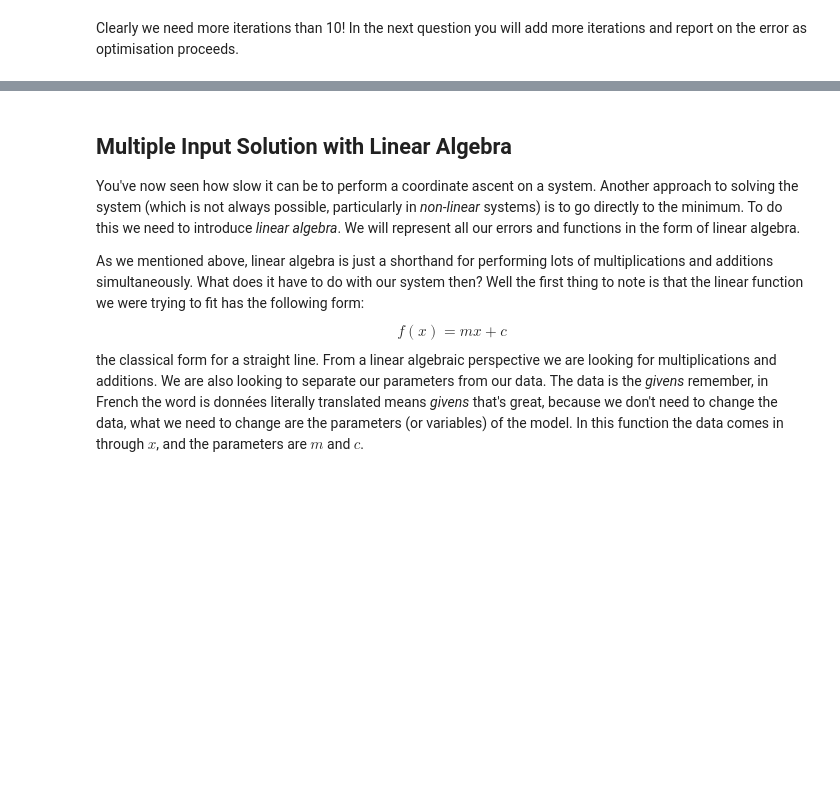
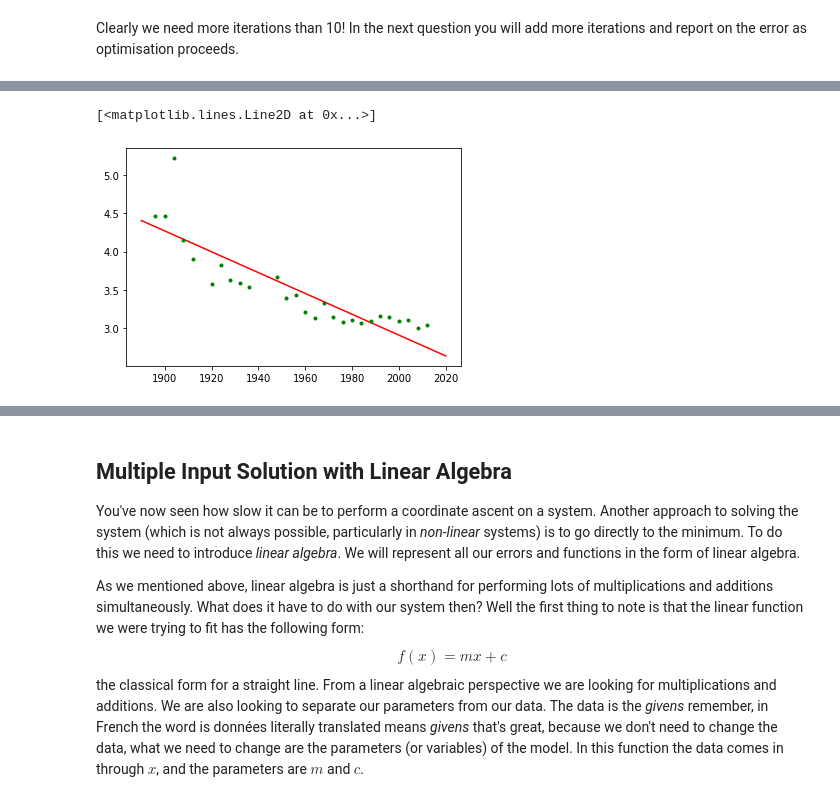
Before and after one commit to deewong7/MLAI, a Jupyter notebook: Labs/Lab 4 - Linear Regression.ipynb, the cells around one changed output, grey strips where cells are left out. Cells and saved outputs as stored; diff of their text form; code cells hidden in the pictures; blank space fills up the shorter version.

```diff
--- a/Labs/Lab 4 - Linear Regression.ipynb
+++ b/Labs/Lab 4 - Linear Regression.ipynb
@@ -313,0 +405,27 @@ Write your answer to the question in this box.
+# %%
+# Question 3 Answer Code
+# Write code for you answer to this question in this box
+from math import inf
+m = -0.4
+c = 80
+criterion = 1e-4
+
+def E(m, c):
+    return (y - m * x - c).T @ (y - m * x - c)
+
+times = 0
+error = inf
+ten_E_before = E(m, c)
+while error > criterion:
+    m = (x.T @ (y - c)) / (x.T @ x)
+    c = (y - m * x).mean()
+    times += 1
+    if times % 10 == 0:
+        print(E(m, c))
+        # calibrate error:
+        error = ten_E_before - E(m, c)
+        ten_E_before = E(m, c)
+
+
+print("m =", m[0][0])
+print("c =", c)
@@ -313,0 +450,8 @@ Write your answer to the question in this box.
+# %%
+f_test = m * x_test + c
+
+plt.plot(x_test, f_test, "r")
+plt.plot(x, y, "g.")
+# %% [output]
+[<matplotlib.lines.Line2D at 0x...>]
+[figure, added]
```
Also changed, not shown: parts of 57 cells of this notebook, 4 other files.
